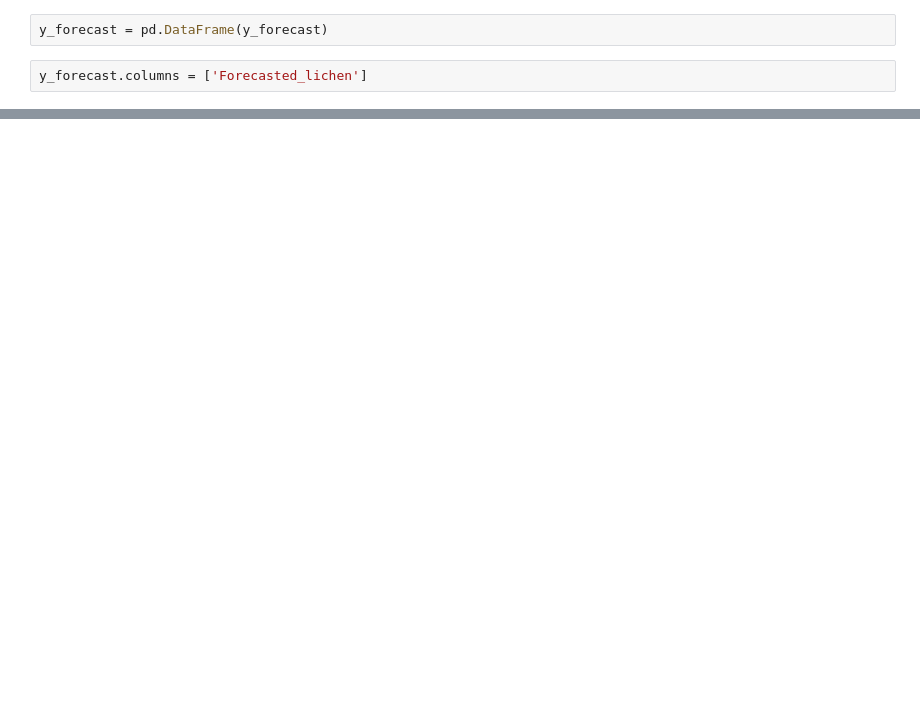
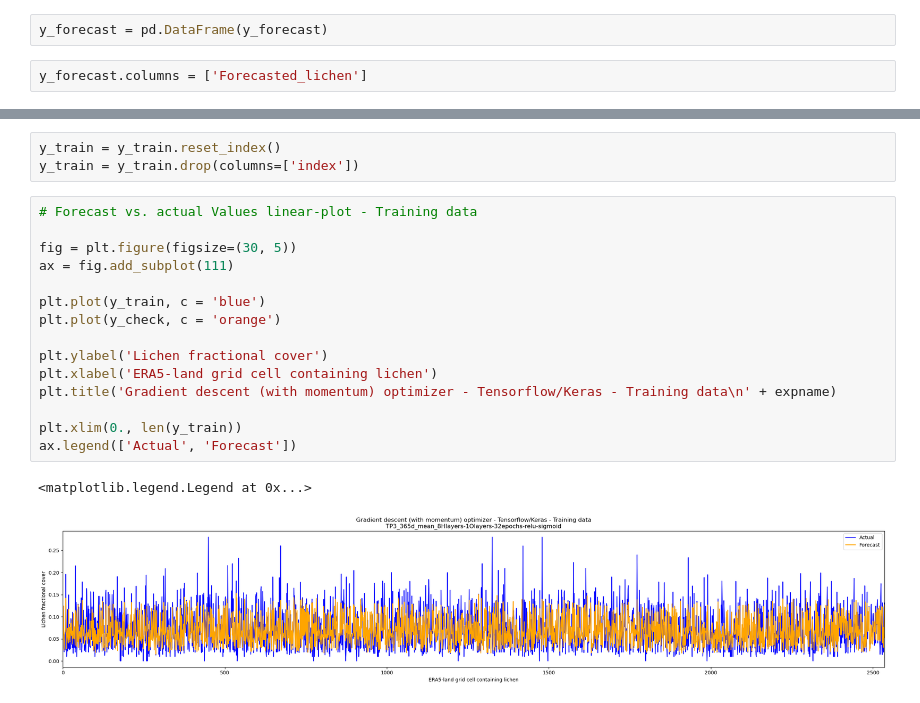
Before and after one commit to j34ni/Vegetation_in_Troms_and_Finnmark, a Jupyter notebook: train_mean.ipynb, the cells around one changed output, grey strips where cells are left out. Drawn from its saved outputs; the diff is of its cells as text; blank space fills up the shorter version.

```diff
--- a/train_mean.ipynb
+++ b/train_mean.ipynb
@@ -236,2 +283,23 @@ ax.legend(['Actual', 'Forecast'])
+# %%
+y_train = y_train.reset_index()
+y_train = y_train.drop(columns=['index'])
+# %%
+# Forecast vs. actual Values linear-plot - Training data
+
+fig = plt.figure(figsize=(30, 5))
+ax = fig.add_subplot(111)
+
+plt.plot(y_train, c = 'blue')
+plt.plot(y_check, c = 'orange')
+
+plt.ylabel('Lichen fractional cover')
+plt.xlabel('ERA5-land grid cell containing lichen')
+plt.title('Gradient descent (with momentum) optimizer - Tensorflow/Keras - Training data\n' + expname)
+
+plt.xlim(0., len(y_train))
+ax.legend(['Actual', 'Forecast'])
+# %% [output]
+<matplotlib.legend.Legend at 0x...>
+[figure, added]
 # %%
 print('Finished!')
```
Also changed, not shown: parts of 22 cells of this notebook, 4 other files.
